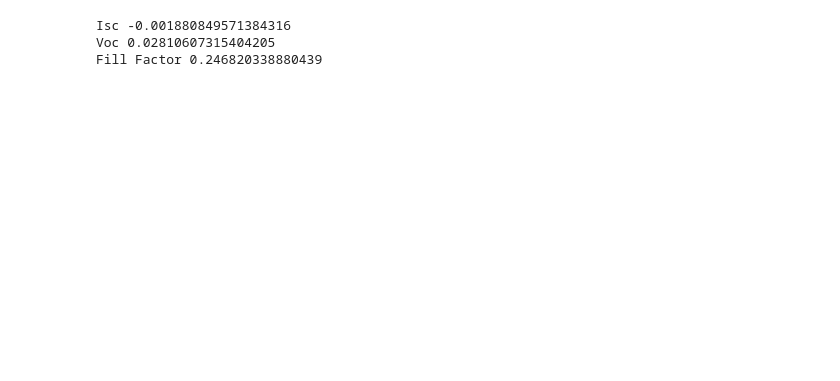
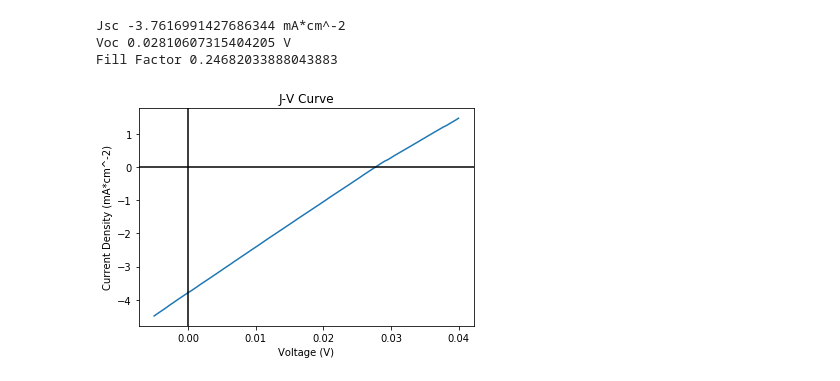
Before and after one commit to Wellesley-Solar/Keithley_Tools, a Jupyter notebook: Keithley.ipynb, the cells around one changed output. Drawn from its saved outputs; the diff is of its cells as text; code cells hidden in the pictures; blank space fills up the shorter version.

```diff
--- a/Keithley.ipynb
+++ b/Keithley.ipynb
@@ -223,7 +229,9 @@ Fill Factor 0.2492365613544461
 # %%
-d2p1=analyzer('jv_device2p1.csv')
+d2p1=analyzer('jv_device2p1.csv',.5)
+d2p1.plotJV()
 # %% [output]
-Isc -0.001880849571384316
-Voc 0.02810607315404205
-Fill Factor 0.246820338880439
+Jsc -3.7616991427686344 mA*cm^-2
+Voc 0.02810607315404205 V
+Fill Factor 0.24682033888043883
+[figure, added]
 # %%
```
Also changed, not shown: parts of 4 cells of this notebook, 1 other file.
